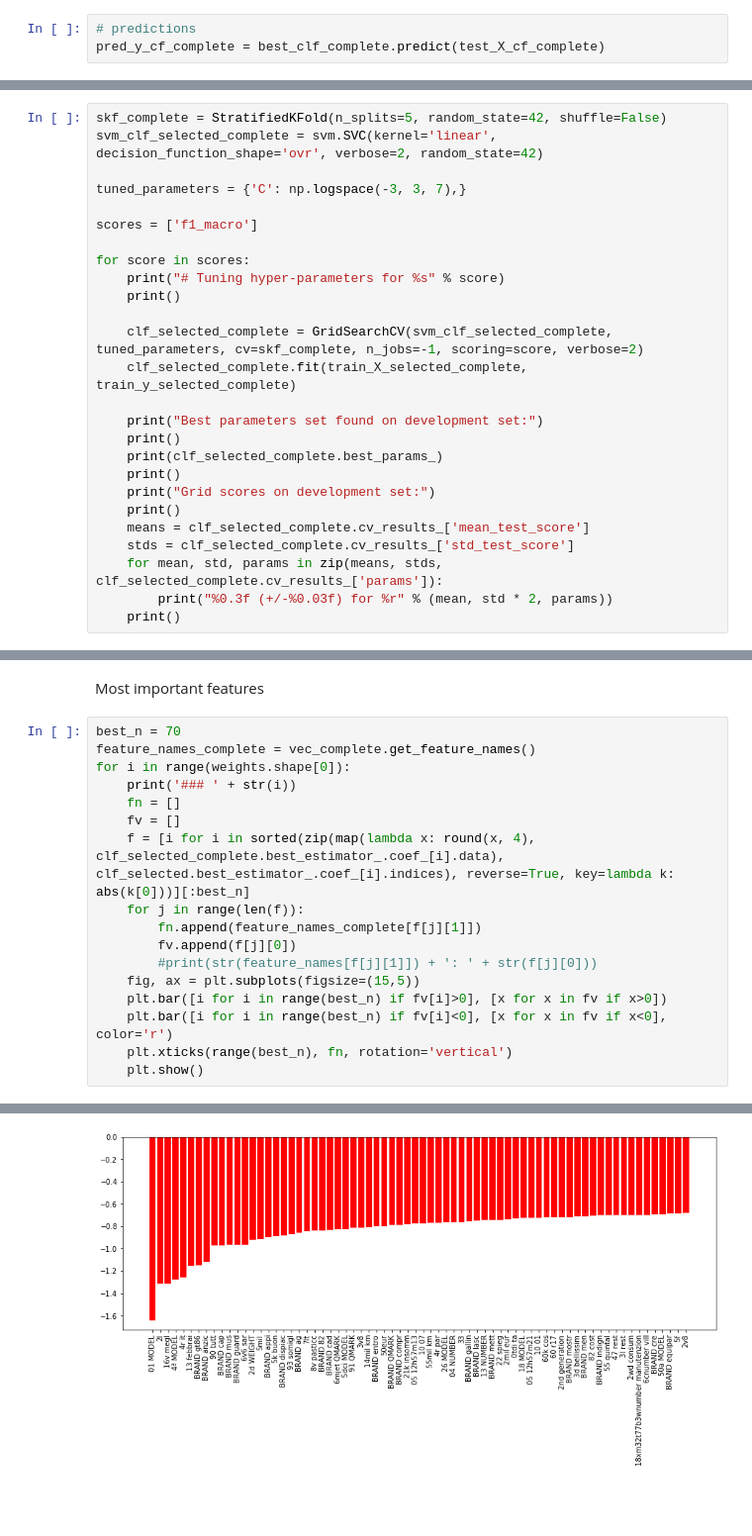
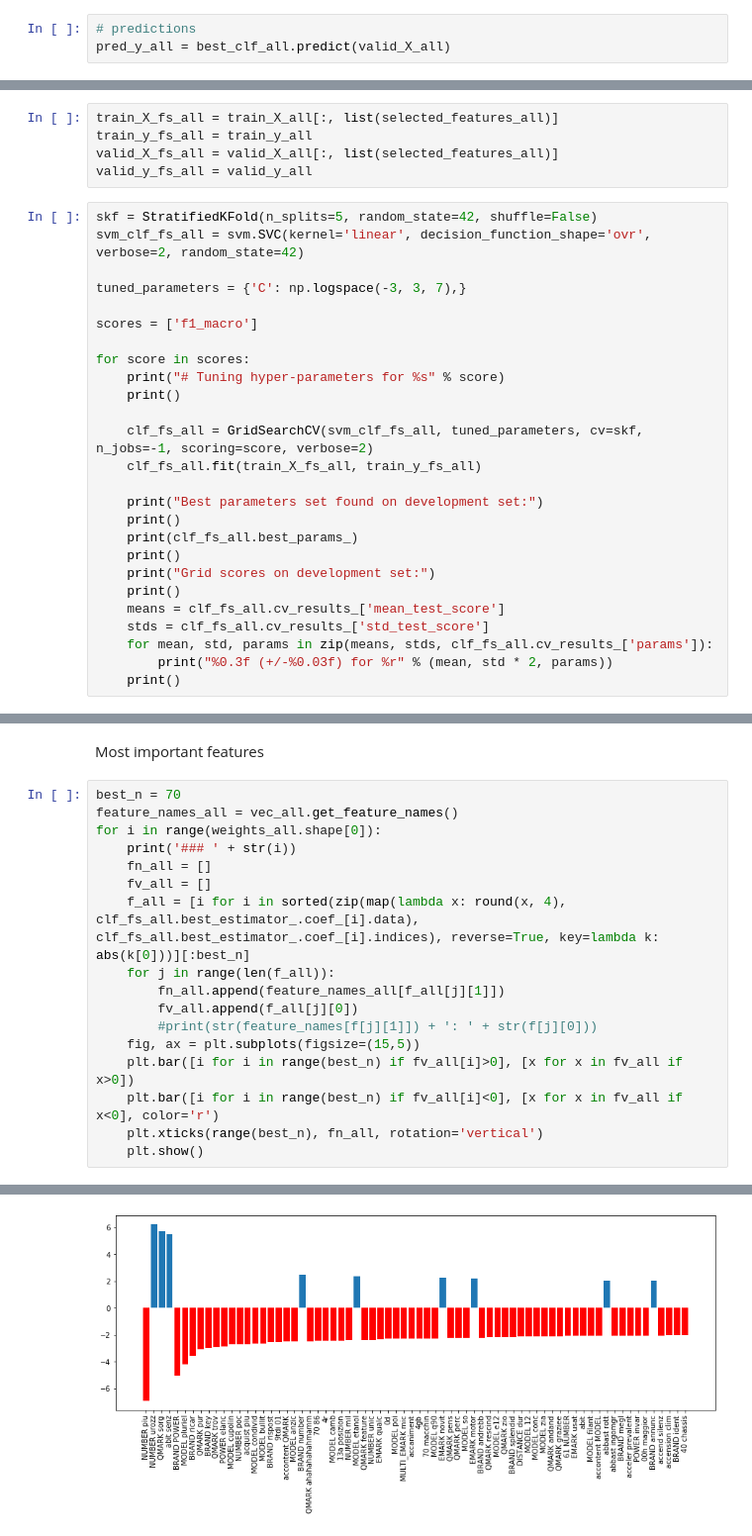
Before and after one commit to elRava/master_thesis_sentiment_analysis, a Jupyter notebook: src/Classification_Tests.ipynb, the cells around one changed output, grey strips where cells are left out. Shown at 99% size. Saved outputs shown, nothing was run; the diff lists cells and outputs as text; blank space fills up the shorter version.

```diff
--- a/src/Classification_Tests.ipynb
+++ b/src/Classification_Tests.ipynb
@@ -1179,6 +1242,6 @@ SVC(C=100.0, cache_size=200, class_weight=None, coef0=0.0,
   shrinking=True, tol=0.001, verbose=2)
 # %%
 # predictions
-pred_y_cf_complete = best_clf_complete.predict(test_X_cf_complete)
+pred_y_all = best_clf_all.predict(valid_X_all)
 # %%
 # 0=irrilevante, 1=positivo, 2=neutro, 3=negativo
@@ -1253,6 +1315,11 @@ train_y_selected_complete = train_y_complete
+# %%
+train_X_fs_all = train_X_all[:, list(selected_features_all)]
+train_y_fs_all = train_y_all
+valid_X_fs_all = valid_X_all[:, list(selected_features_all)]
+valid_y_fs_all = valid_y_all
 # %%
-skf_complete = StratifiedKFold(n_splits=5, random_state=42, shuffle=False)
-svm_clf_selected_complete = svm.SVC(kernel='linear', decision_function_shape='ovr', verbose=2, random_state=42)
+skf = StratifiedKFold(n_splits=5, random_state=42, shuffle=False)
+svm_clf_fs_all = svm.SVC(kernel='linear', decision_function_shape='ovr', verbose=2, random_state=42)
 
 tuned_parameters = {'C': np.logspace(-3, 3, 7),}
 
@@ -1262,18 +1329,18 @@ for score in scores:
     print("# Tuning hyper-parameters for %s" % score)
     print()
 
-    clf_selected_complete = GridSearchCV(svm_clf_selected_complete, tuned_parameters, cv=skf_complete, n_jobs=-1, scoring=score, verbose=2)
-    clf_selected_complete.fit(train_X_selected_complete, train_y_selected_complete)
+    clf_fs_all = GridSearchCV(svm_clf_fs_all, tuned_parameters, cv=skf, n_jobs=-1, scoring=score, verbose=2)
+    clf_fs_all.fit(train_X_fs_all, train_y_fs_all)
 
     print("Best parameters set found on development set:")
     print()
-    print(clf_selected_complete.best_params_)
+    print(clf_fs_all.best_params_)
     print()
     print("Grid scores on development set:")
     print()
-    means = clf_selected_complete.cv_results_['mean_test_score']
-    stds = clf_selected_complete.cv_results_['std_test_score']
-    for mean, std, params in zip(means, stds, clf_selected_complete.cv_results_['params']):
+    means = clf_fs_all.cv_results_['mean_test_score']
+    stds = clf_fs_all.cv_results_['std_test_score']
+    for mean, std, params in zip(means, stds, clf_fs_all.cv_results_['params']):
         print("%0.3f (+/-%0.03f) for %r" % (mean, std * 2, params))
     print()
 # %% [output]
@@ -1324,21 +1393,21 @@ F1 macro score on validation data: 0.3407524168648617
 Most important features
 # %%
 best_n = 70
-feature_names_complete = vec_complete.get_feature_names()
-for i in range(weights.shape[0]):
+feature_names_all = vec_all.get_feature_names()
+for i in range(weights_all.shape[0]):
     print('### ' + str(i))
-    fn = []
-    fv = []
-    f = [i for i in sorted(zip(map(lambda x: round(x, 4), clf_selected_complete.best_estimator_.coef_[i].data), clf_selected.best_estimator_.coef_[i].indices), reverse=True, key=lambda k: abs(k[0]))][:best_n]
-    for j in range(len(f)):
-        fn.append(feature_names_complete[f[j][1]])
-        fv.append(f[j][0])
+    fn_all = []
+    fv_all = []
+    f_all = [i for i in sorted(zip(map(lambda x: round(x, 4), clf_fs_all.best_estimator_.coef_[i].data), clf_fs_all.best_estimator_.coef_[i].indices), reverse=True, key=lambda k: abs(k[0]))][:best_n]
+    for j in range(len(f_all)):
+        fn_all.append(feature_names_all[f_all[j][1]])
+        fv_all.append(f_all[j][0])
         #print(str(feature_names[f[j][1]]) + ': ' + str(f[j][0]))
     fig, ax = plt.subplots(figsize=(15,5))
-    plt.bar([i for i in range(best_n) if fv[i]>0], [x for x in fv if x>0])
-    plt.bar([i for i in range(best_n) if fv[i]<0], [x for x in fv if x<0], color='r')
-    plt.xticks(range(best_n), fn, rotation='vertical')
+    plt.bar([i for i in range(best_n) if fv_all[i]>0], [x for x in fv_all if x>0])
+    plt.bar([i for i in range(best_n) if fv_all[i]<0], [x for x in fv_all if x<0], color='r')
+    plt.xticks(range(best_n), fn_all, rotation='vertical')
     plt.show()
 # %% [output]
 ### 0
-[figure, old version]
+[figure, new version]
```
Also changed, not shown: parts of 81 cells of this notebook.
